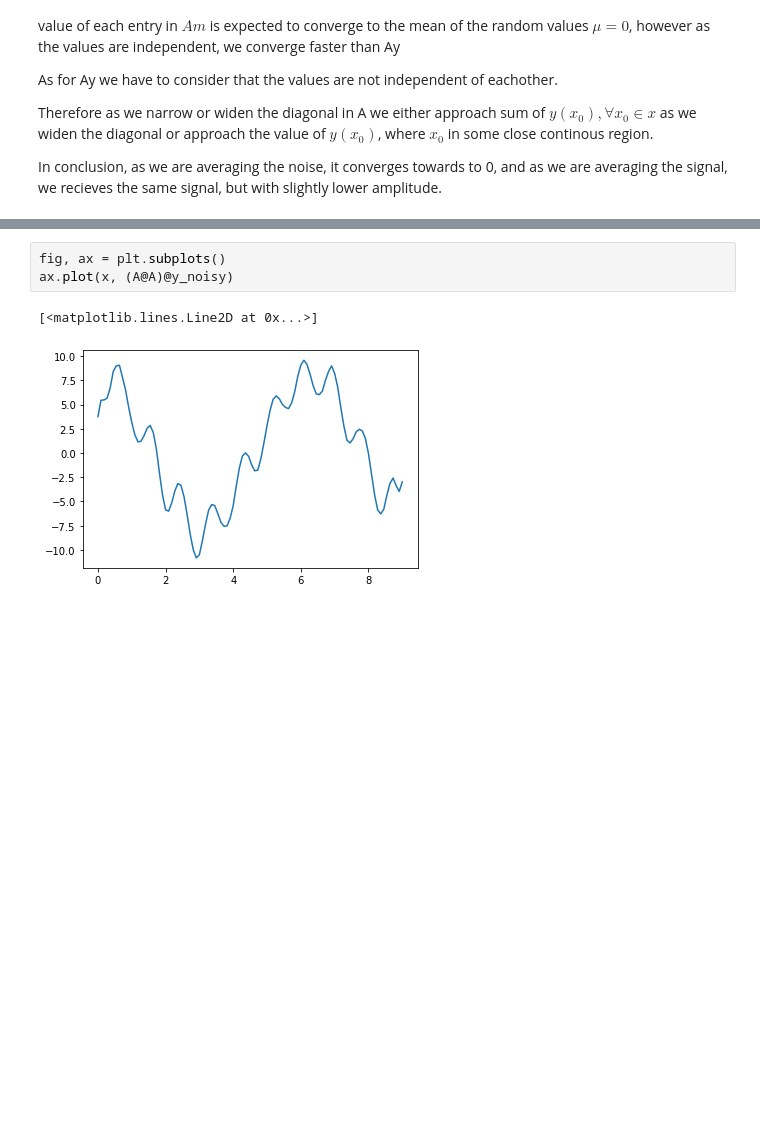
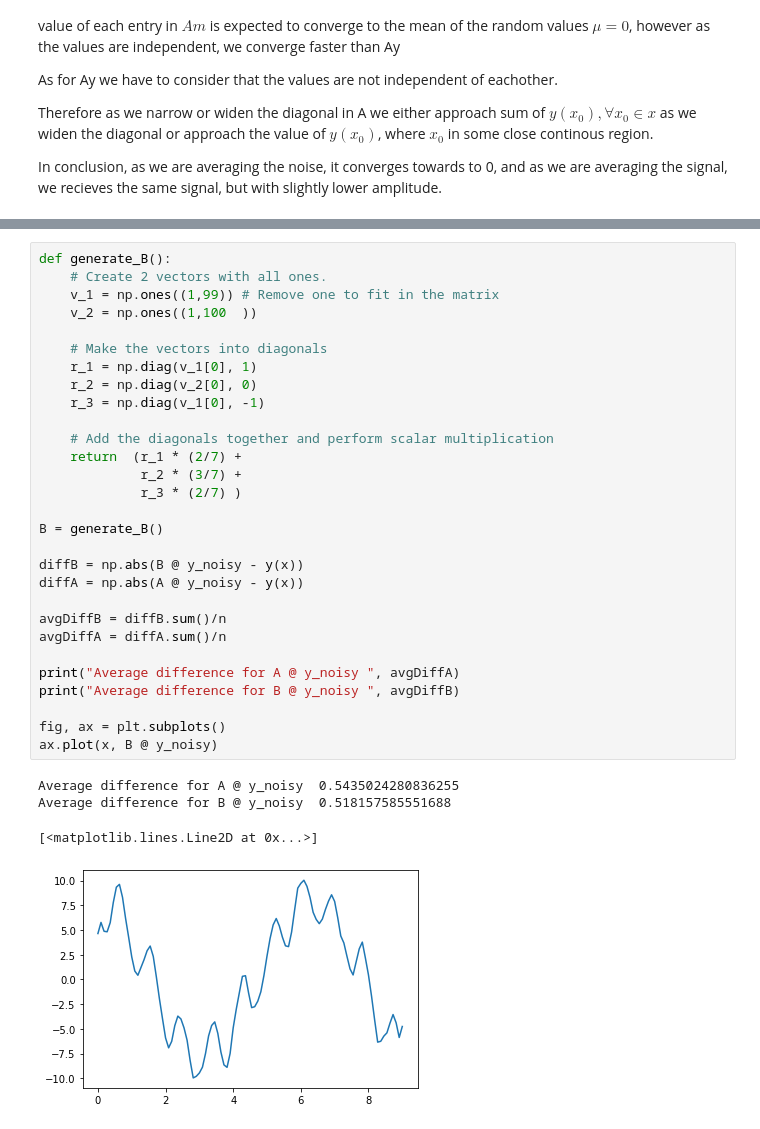
Before and after one commit to r59q/pynotebook, a Jupyter notebook: notebooks/Handin 2.ipynb, the cells around one changed output, grey strips where cells are left out. Cells and saved outputs as stored; diff of their text form; blank space fills up the shorter version.

```diff
--- a/notebooks/Handin 2.ipynb
+++ b/notebooks/Handin 2.ipynb
@@ -137,6 +156,34 @@ The answer to this depends on the definition of noise reduction. Visually at lea
 # %%
+def generate_B():
+    # Create 2 vectors with all ones.
+    v_1 = np.ones((1,99)) # Remove one to fit in the matrix
+    v_2 = np.ones((1,100  ))
+
+    # Make the vectors into diagonals
+    r_1 = np.diag(v_1[0], 1)
+    r_2 = np.diag(v_2[0], 0)
+    r_3 = np.diag(v_1[0], -1)
+
+    # Add the diagonals together and perform scalar multiplication
+    return  (r_1 * (2/7) +
+             r_2 * (3/7) +
+             r_3 * (2/7) )
+
+B = generate_B()
+
+diffB = np.abs(B @ y_noisy - y(x))
+diffA = np.abs(A @ y_noisy - y(x))
+
+avgDiffB = diffB.sum()/n
+avgDiffA = diffA.sum()/n
+
+print("Average difference for A @ y_noisy ", avgDiffA)
+print("Average difference for B @ y_noisy ", avgDiffB)
+
 fig, ax = plt.subplots()
-ax.plot(x, (A@A)@y_noisy)
+ax.plot(x, B @ y_noisy)
 # %% [output]
-[<matplotlib.lines.Line2D at 0x...>]
+Average difference for A @ y_noisy  0.5435024280836255
+Average difference for B @ y_noisy  0.518157585551688
+[<matplotlib.lines.Line2D at 0x...>]
-[figure, old version]
+[figure, new version]
```
Also changed, not shown: parts of 3 cells of this notebook, 4 other files.
